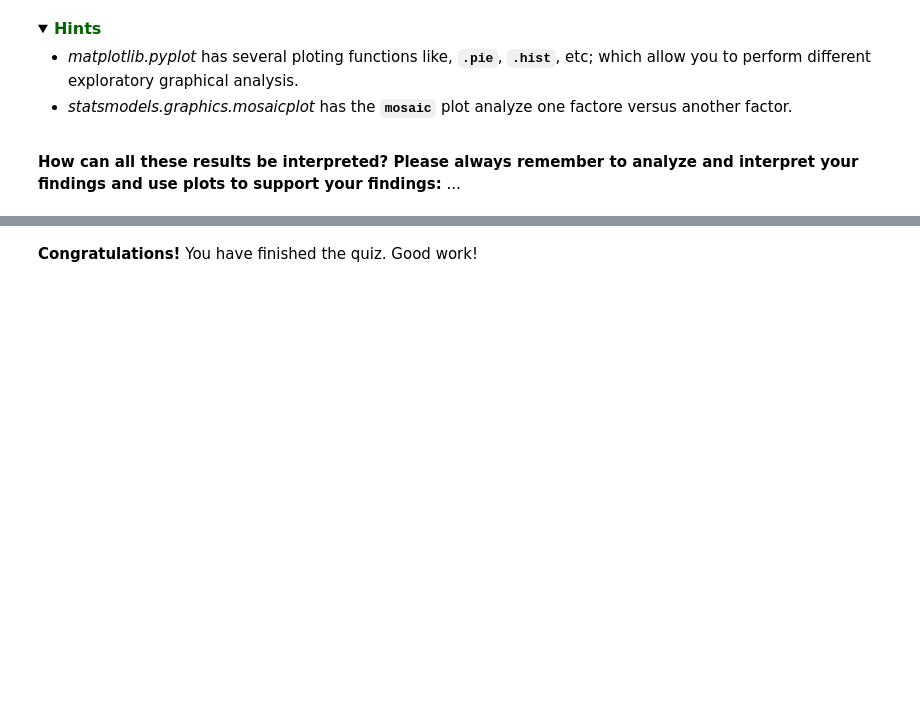
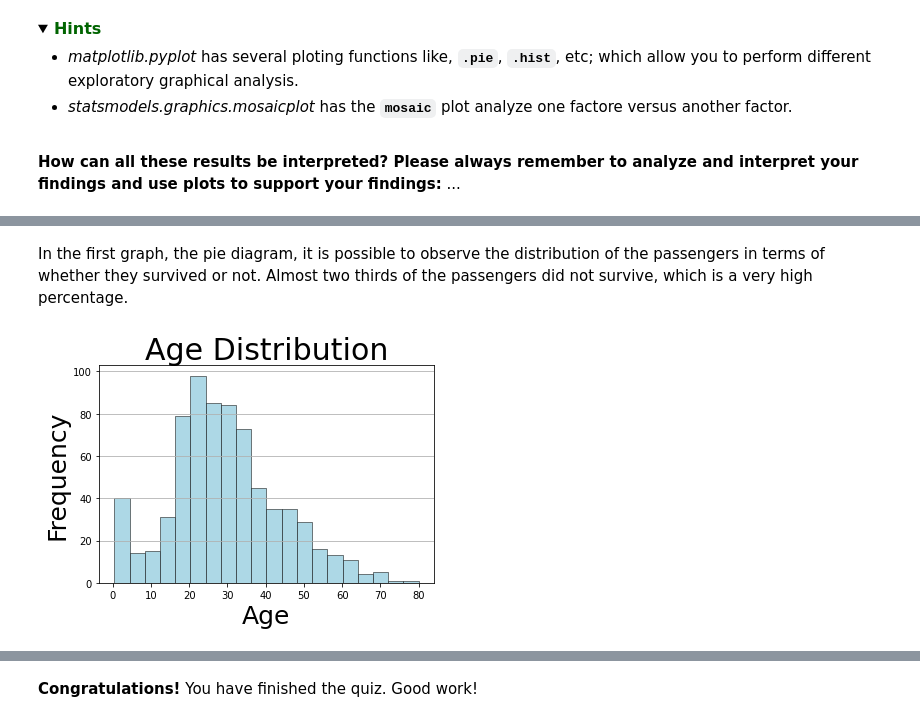
Before and after one commit to caeamayaan/AlgorithmsUN2023I, a Jupyter notebook: caeamayaan_Quiz_3_Python_Pandas_UNCode.ipynb, the cells around one changed output, grey strips where cells are left out. Cells and saved outputs as stored; diff of their text form; code cells hidden in the pictures; folded sections open; blank space fills up the shorter version.

```diff
--- a/caeamayaan_Quiz_3_Python_Pandas_UNCode.ipynb
+++ b/caeamayaan_Quiz_3_Python_Pandas_UNCode.ipynb
@@ -684,0 +682,12 @@ The output of the above cell should be:
+# %% [markdown]
+In the first graph, the pie diagram, it is possible to observe the distribution of the passengers in terms of whether they survived or not. Almost two thirds of the passengers did not survive, which is a very high percentage.
+# %%
+plt.hist(titanic['Age'], bins=20, color = 'lightblue', edgecolor='black', linewidth=0.5)
+plt.title('Age Distribution')
+plt.grid(axis='y')
+plt.xlabel('Age')
+plt.ylabel('Frequency');
+plt.rc('xtick', labelsize=10)
+plt.rc('ytick', labelsize=10)
+# %% [output]
+[figure, added]
```
Also changed, not shown: parts of 13 cells of this notebook.
